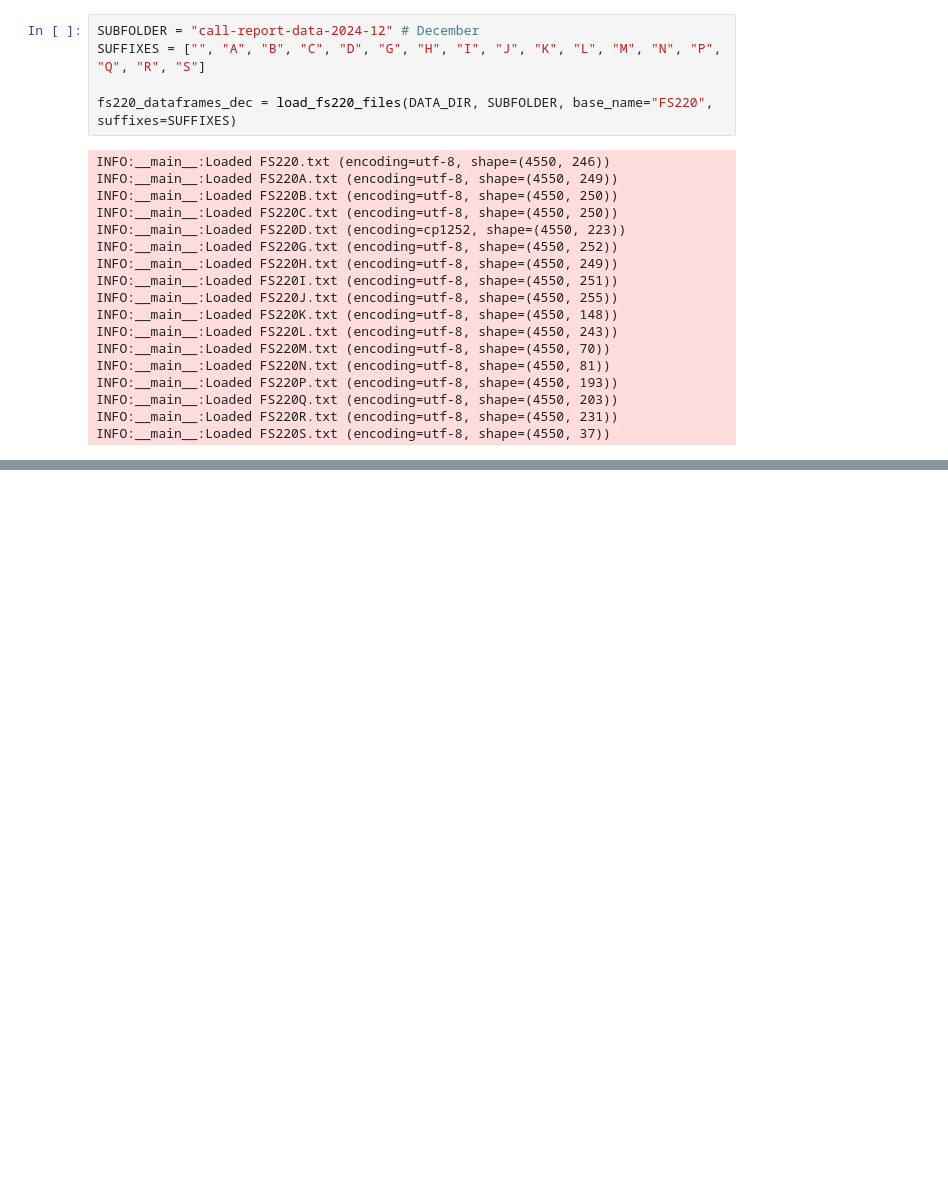
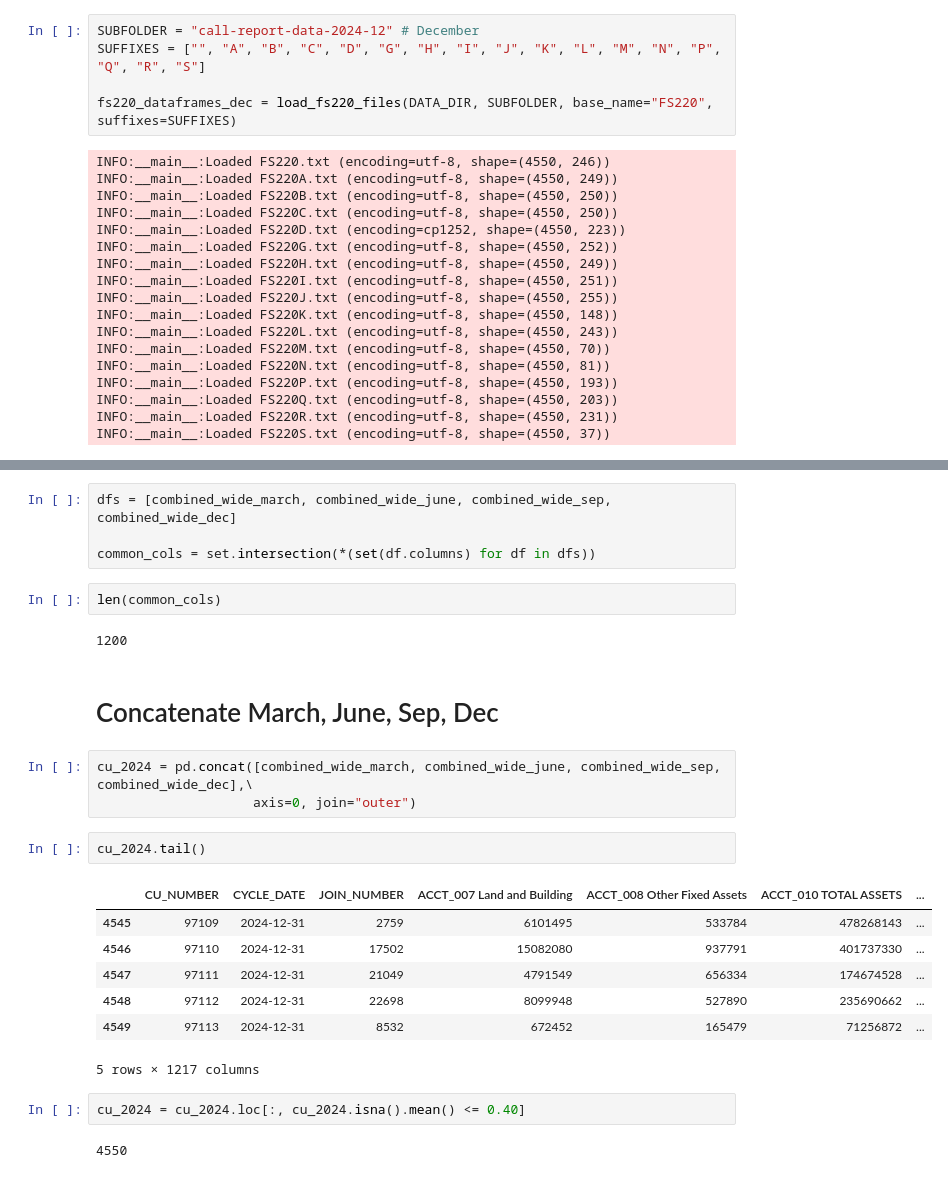
Before and after one commit to manelmahroug/credit-union-performance-analysis, a Jupyter notebook: notebooks/01_data_exploration.ipynb, the cells around one changed output, grey strips where cells are left out. Cells and saved outputs as stored; diff of their text form; blank space fills up the shorter version.

```diff
--- a/notebooks/01_data_exploration.ipynb
+++ b/notebooks/01_data_exploration.ipynb
@@ -516,0 +605,27 @@ INFO:__main__:Loaded FS220S.txt (encoding=utf-8, shape=(4550, 37))
+# %%
+dfs = [combined_wide_march, combined_wide_june, combined_wide_sep, combined_wide_dec]
+
+common_cols = set.intersection(*(set(df.columns) for df in dfs))
+# %%
+len(common_cols)
+# %% [output]
+1200
+# %% [markdown]
+# Concatenate March, June, Sep, Dec
+# %%
+cu_2024 = pd.concat([combined_wide_march, combined_wide_june, combined_wide_sep, combined_wide_dec],\
+                    axis=0, join="outer")
+# %%
+cu_2024.tail()
+# %% [output]
+|  | CU_NUMBER | CYCLE_DATE | JOIN_NUMBER | ACCT_007 Land and Building | ACCT_008 Other Fixed Assets | ACCT_010 TOTAL ASSETS | ... |
+| 4545 | 97109 | 2024-12-31 | 2759 | 6101495 | 533784 | 478268143 | ... |
+| 4546 | 97110 | 2024-12-31 | 17502 | 15082080 | 937791 | 401737330 | ... |
+| 4547 | 97111 | 2024-12-31 | 21049 | 4791549 | 656334 | 174674528 | ... |
+| 4548 | 97112 | 2024-12-31 | 22698 | 8099948 | 527890 | 235690662 | ... |
+| 4549 | 97113 | 2024-12-31 | 8532 | 672452 | 165479 | 71256872 | ... |
+5 rows × 1217 columns
+# %%
+cu_2024 = cu_2024.loc[:, cu_2024.isna().mean() <= 0.40]
+# %% [output]
+4550
```
Also changed, not shown: parts of 13 cells of this notebook.
